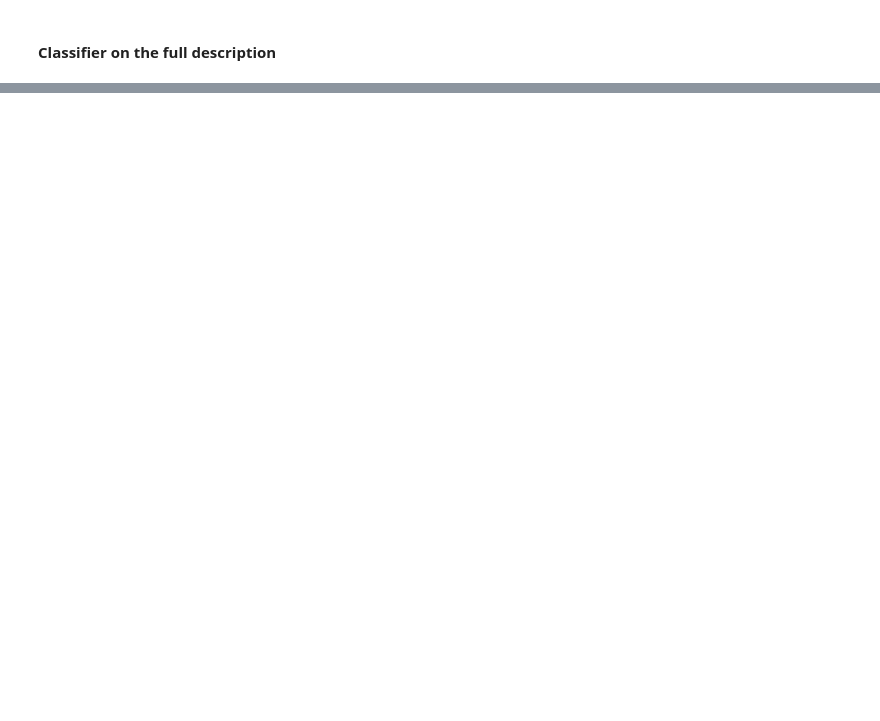
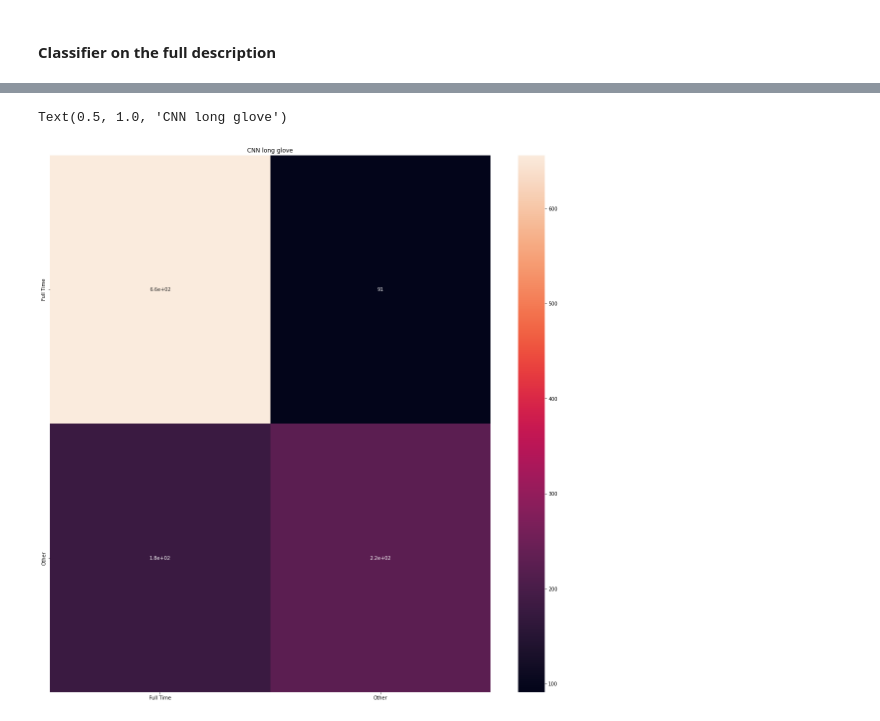
Before and after one commit to sigarS/NLP-for-document-classification-and-description-Generation, a Jupyter notebook: job_type_classification.ipynb, the cells around one changed output, grey strips where cells are left out. Cells and saved outputs as stored; diff of their text form; code cells hidden in the pictures; blank space fills up the shorter version.

```diff
--- a/job_type_classification.ipynb
+++ b/job_type_classification.ipynb
@@ -1398,0 +1624,3 @@ test_model(
+# %%
+cnn_short_glove_report, cnn_short_glove_mat = evaluation(cnn_classifier_short_glove, dataset_short_desc, cnn_args, binary = True)
+cnn_long_glove_report, cnn_long_glove_mat = evaluation(cnn_classifier_long_glove, dataset_long_desc, cnn_args, binary = True)
@@ -1398,0 +1649,4 @@ test_model(
+# %%
+import seaborn as sns
+import matplotlib.pyplot as plt
+classnames = ['Full Time', 'Other']
@@ -1398,0 +1660,7 @@ test_model(
+# %%
+fig, ax = plt.subplots(figsize=(20,20))
+sns.heatmap(cnn_long_glove_mat, annot= True, xticklabels=classnames, yticklabels=classnames )
+plt.title("CNN long glove")
+# %% [output]
+Text(0.5, 1.0, 'CNN long glove')
+[figure, added]
```
Also changed, not shown: parts of 74 cells of this notebook, 3 other files.
